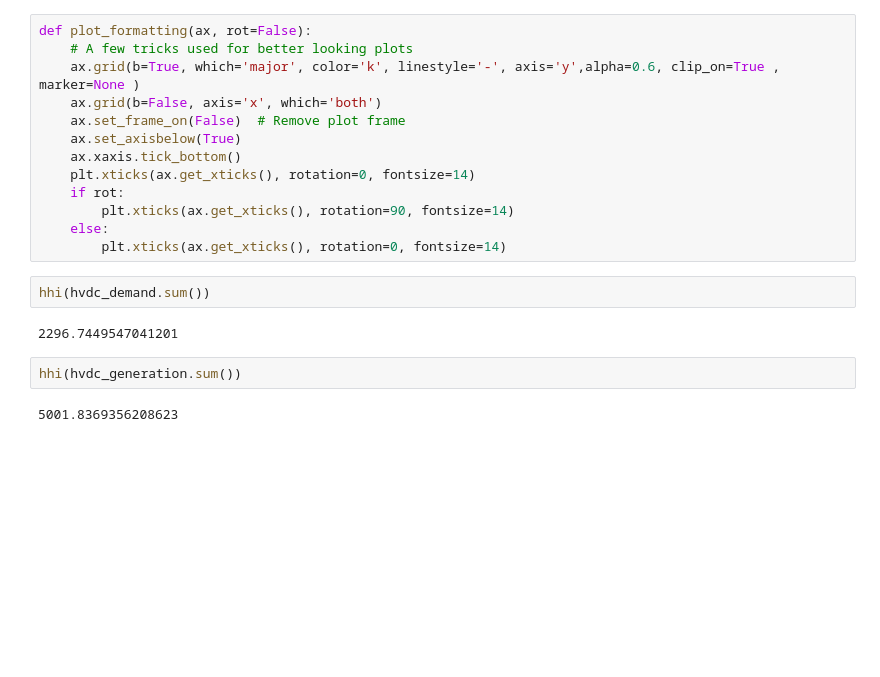
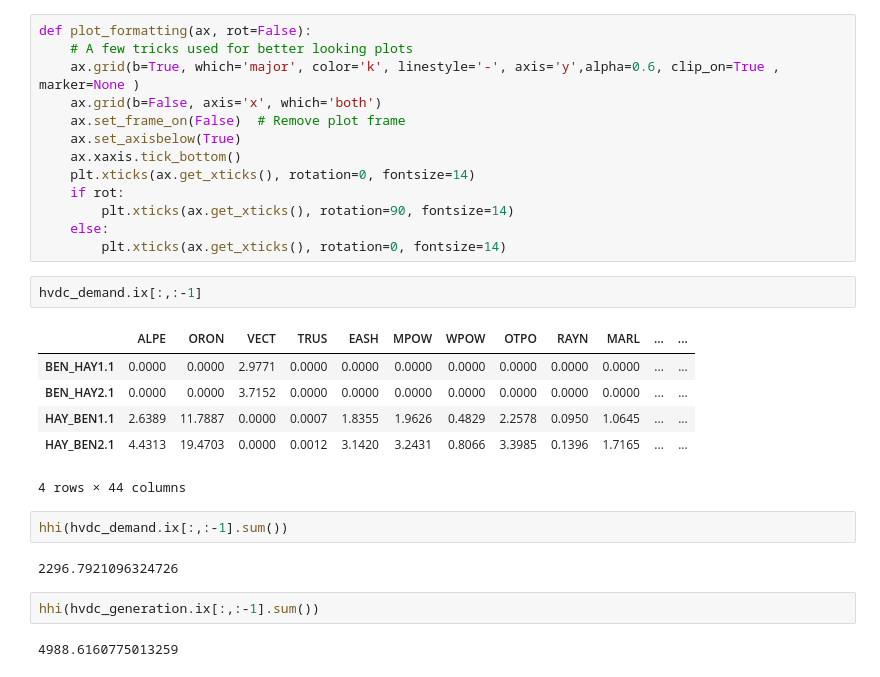
Before and after one commit to ElectricityAuthority/tracing, a Jupyter notebook: trace_post_processing_hvdc.ipynb, the cells around one changed output. Drawn from its saved outputs; the diff is of its cells as text; blank space fills up the shorter version.

```diff
--- a/trace_post_processing_hvdc.ipynb
+++ b/trace_post_processing_hvdc.ipynb
@@ -89,14 +90,23 @@ def plot_formatting(ax, rot=False):
         plt.xticks(ax.get_xticks(), rotation=90, fontsize=14)
     else:
         plt.xticks(ax.get_xticks(), rotation=0, fontsize=14)
+# %%
+hvdc_demand.ix[:,:-1]
+# %% [output]
+|  | ALPE | ORON | VECT | TRUS | EASH | MPOW | WPOW | OTPO | RAYN | MARL | ... | ... |
+| BEN_HAY1.1 | 0.0000 | 0.0000 | 2.9771 | 0.0000 | 0.0000 | 0.0000 | 0.0000 | 0.0000 | 0.0000 | 0.0000 | ... | ... |
+| BEN_HAY2.1 | 0.0000 | 0.0000 | 3.7152 | 0.0000 | 0.0000 | 0.0000 | 0.0000 | 0.0000 | 0.0000 | 0.0000 | ... | ... |
+| HAY_BEN1.1 | 2.6389 | 11.7887 | 0.0000 | 0.0007 | 1.8355 | 1.9626 | 0.4829 | 2.2578 | 0.0950 | 1.0645 | ... | ... |
+| HAY_BEN2.1 | 4.4313 | 19.4703 | 0.0000 | 0.0012 | 3.1420 | 3.2431 | 0.8066 | 3.3985 | 0.1396 | 1.7165 | ... | ... |
+4 rows × 44 columns
 # %%
-hhi(hvdc_demand.sum())
+hhi(hvdc_demand.ix[:,:-1].sum())
 # %% [output]
-2296.7449547041201
+2296.7921096324726
 # %%
-hhi(hvdc_generation.sum())
+hhi(hvdc_generation.ix[:,:-1].sum())
 # %% [output]
-5001.8369356208623
+4988.6160775013259
 # %%
 fig = plt.figure(1, figsize=[18,12])
 ax = fig.add_subplot(111)
```
Also changed, not shown: parts of 6 cells of this notebook.
